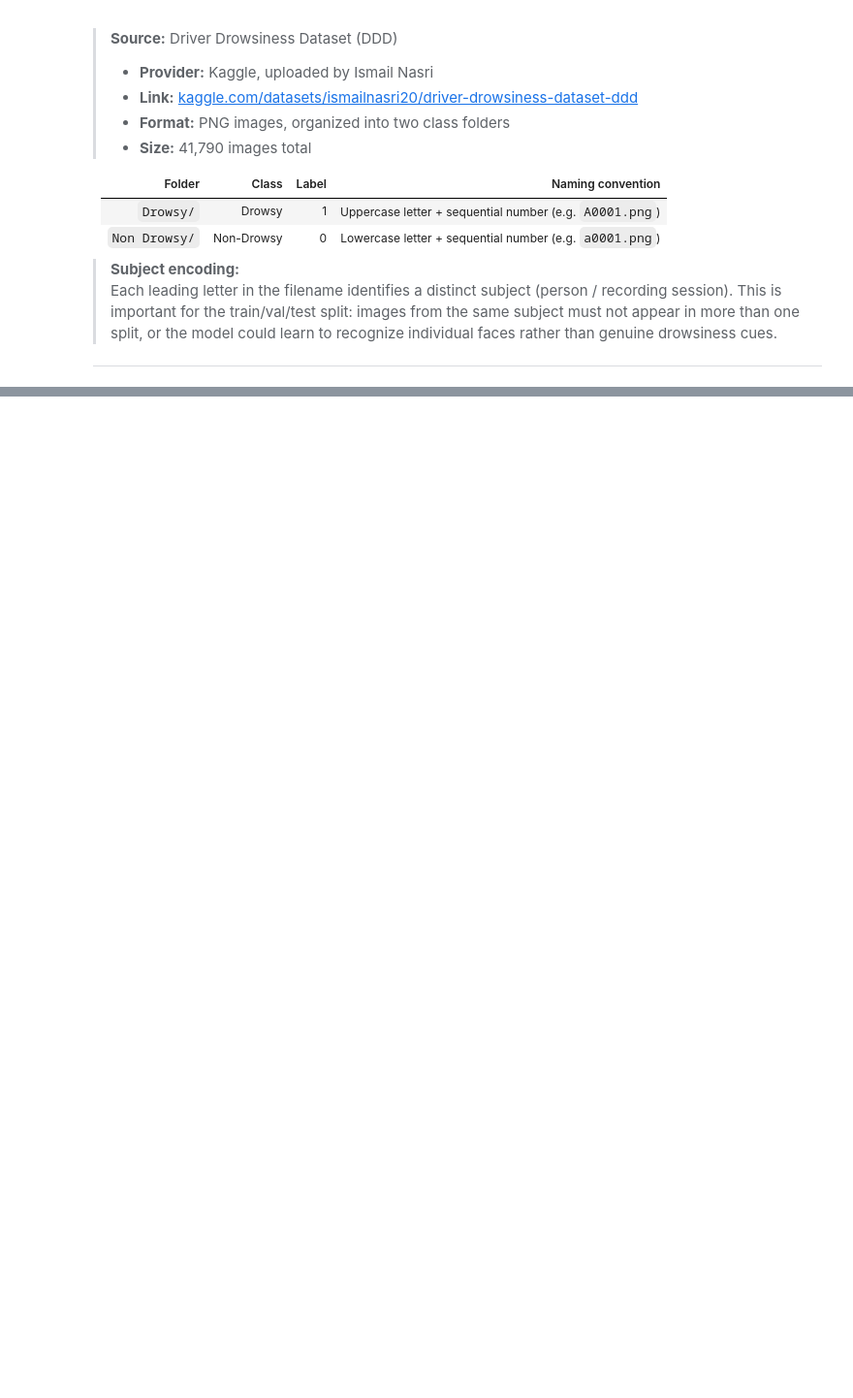
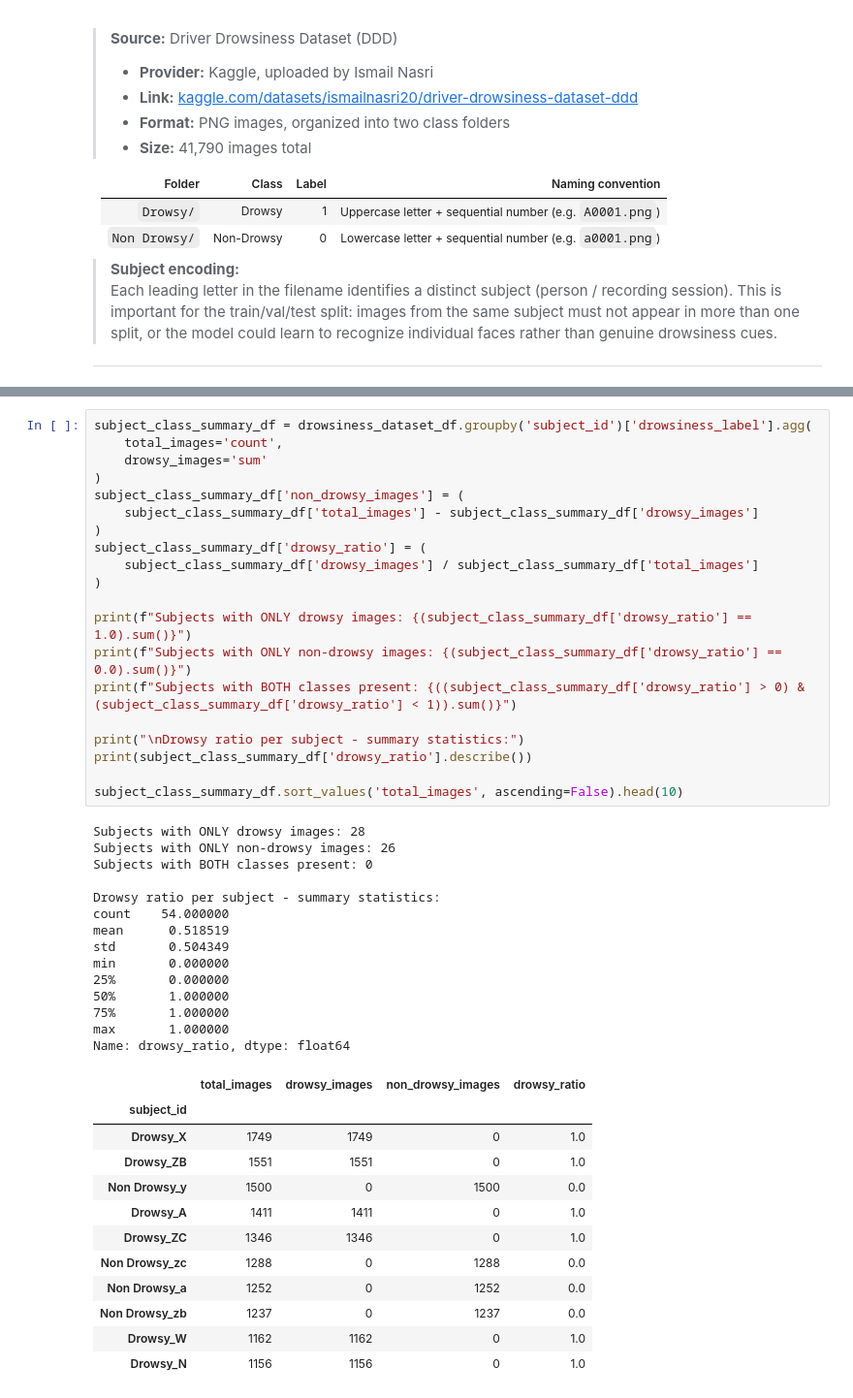
Before and after one commit to lozeva/driver-drowsiness-detection-cnn, a Jupyter notebook: driver_drowsiness_detection.ipynb, the cells around one changed output, grey strips where cells are left out. Shown at 97% size. Cells and saved outputs as stored; diff of their text form; blank space fills up the shorter version.

```diff
--- a/driver_drowsiness_detection.ipynb
+++ b/driver_drowsiness_detection.ipynb
@@ -62,0 +156,47 @@
+# %%
+subject_class_summary_df = drowsiness_dataset_df.groupby('subject_id')['drowsiness_label'].agg(
+    total_images='count',
+    drowsy_images='sum'
+)
+subject_class_summary_df['non_drowsy_images'] = (
+    subject_class_summary_df['total_images'] - subject_class_summary_df['drowsy_images']
+)
+subject_class_summary_df['drowsy_ratio'] = (
+    subject_class_summary_df['drowsy_images'] / subject_class_summary_df['total_images']
+)
+
+print(f"Subjects with ONLY drowsy images: {(subject_class_summary_df['drowsy_ratio'] == 1.0).sum()}")
+print(f"Subjects with ONLY non-drowsy images: {(subject_class_summary_df['drowsy_ratio'] == 0.0).sum()}")
+print(f"Subjects with BOTH classes present: {((subject_class_summary_df['drowsy_ratio'] > 0) & (subject_class_summary_df['drowsy_ratio'] < 1)).sum()}")
+
+print("\nDrowsy ratio per subject - summary statistics:")
+print(subject_class_summary_df['drowsy_ratio'].describe())
+
+subject_class_summary_df.sort_values('total_images', ascending=False).head(10)
+# %% [output]
+Subjects with ONLY drowsy images: 28
+Subjects with ONLY non-drowsy images: 26
+Subjects with BOTH classes present: 0
+
+Drowsy ratio per subject - summary statistics:
+count    54.000000
+mean      0.518519
+std       0.504349
+min       0.000000
+25%       0.000000
+50%       1.000000
+75%       1.000000
+max       1.000000
+Name: drowsy_ratio, dtype: float64
+|  | total_images | drowsy_images | non_drowsy_images | drowsy_ratio |
+| subject_id |  |  |  |  |
+| Drowsy_X | 1749 | 1749 | 0 | 1.0 |
+| Drowsy_ZB | 1551 | 1551 | 0 | 1.0 |
+| Non Drowsy_y | 1500 | 0 | 1500 | 0.0 |
+| Drowsy_A | 1411 | 1411 | 0 | 1.0 |
+| Drowsy_ZC | 1346 | 1346 | 0 | 1.0 |
+| Non Drowsy_zc | 1288 | 0 | 1288 | 0.0 |
+| Non Drowsy_a | 1252 | 0 | 1252 | 0.0 |
+| Non Drowsy_zb | 1237 | 0 | 1237 | 0.0 |
+| Drowsy_W | 1162 | 1162 | 0 | 1.0 |
+| Drowsy_N | 1156 | 1156 | 0 | 1.0 |
```
Also changed, not shown: parts of 9 cells of this notebook.
